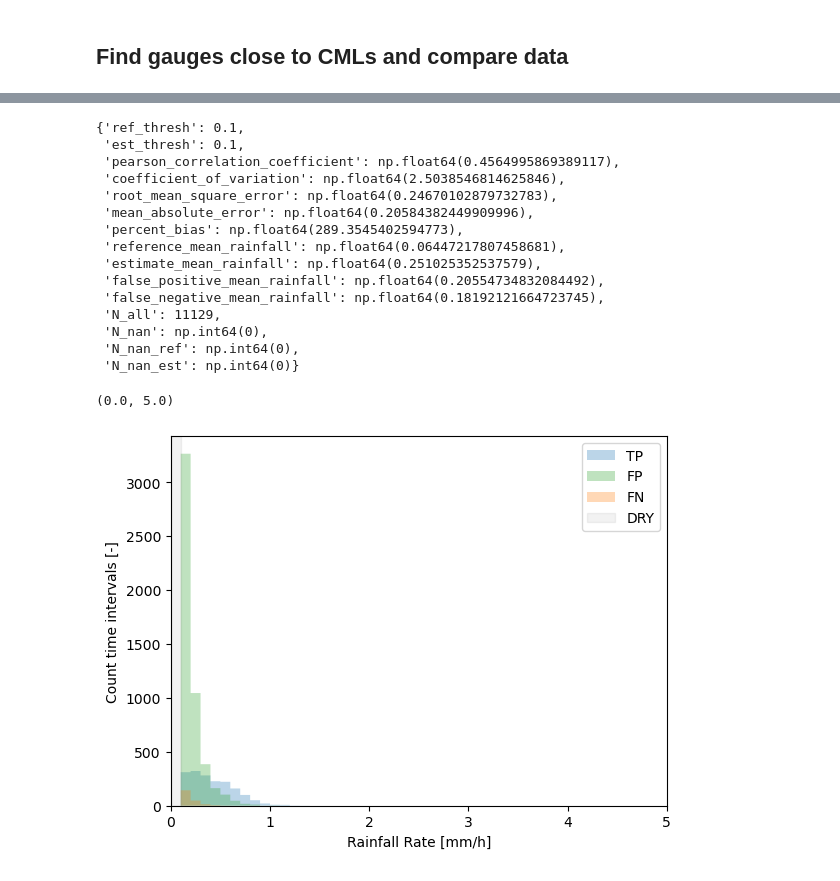
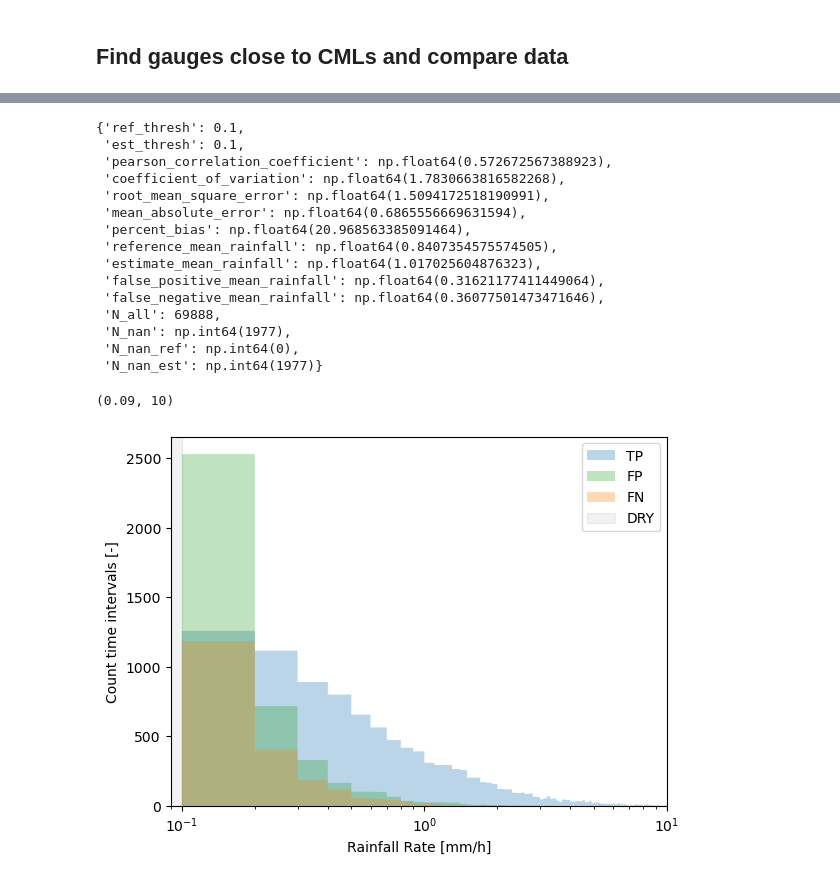
Before and after one commit to OpenSenseAction/PrePEP_short_course_OS, a Jupyter notebook: 1_poligrain_overview.ipynb, the cells around one changed output, grey strips where cells are left out. Saved outputs shown, nothing was run; the diff lists cells and outputs as text; code cells hidden in the pictures.

```diff
--- a/1_poligrain_overview.ipynb
+++ b/1_poligrain_overview.ipynb
@@ -39,0 +18,7 @@ Not downloading!
+# %%
+(
+    ds_rad,
+    ds_cmls,
+    ds_gauges_municp,
+    ds_gauge_smhi,
+) = plg.example_data.load_openmrg(data_dir="example_data")
@@ -155,0 +189,2 @@ plg.plot_map.plot_plg(
+# %%
+radar_along_cml = get_grid_at_lines(da_gridded_data=ds_rad.R)
@@ -210,2 +331,0 @@ get_grid_at_lines = plg.spatial.GridAtLines(
-# %%
-radar_along_cml = get_grid_at_lines(da_gridded_data=ds_rad.rainfall_amount)
@@ -297,0 +412,3 @@ plt.scatter(
+# %%
+radar_along_cml_R_1h = radar_along_cml.resample(time='1h').mean().transpose()
+R_cml_1h = ds_cmls.isel(sublink_id=0).R.resample(time='1h').mean()
@@ -298,7 +427,7 @@ plt.scatter(
 # %%
 rainfall_metrics = plg.validation.calculate_rainfall_metrics(
-    reference=radar_along_cml.data.flatten(),
-    estimate=ds_cmls.R.data.flatten(),
+    reference=radar_along_cml_R_1h.data.flatten(),
+    estimate=R_cml_1h.data.flatten(),
     ref_thresh=0.1,
     est_thresh=0.1,
 )
@@ -306,31 +435,31 @@ rainfall_metrics
 # %% [output]
 {'ref_thresh': 0.1,
  'est_thresh': 0.1,
- 'pearson_correlation_coefficient': np.float64(0.4564995869389117),
- 'coefficient_of_variation': np.float64(2.5038546814625846),
- 'root_mean_square_error': np.float64(0.24670102879732783),
- 'mean_absolute_error': np.float64(0.20584382449909996),
- 'percent_bias': np.float64(289.3545402594773),
- 'reference_mean_rainfall': np.float64(0.06447217807458681),
- 'estimate_mean_rainfall': np.float64(0.251025352537579),
- 'false_positive_mean_rainfall': np.float64(0.20554734832084492),
- 'false_negative_mean_rainfall': np.float64(0.18192121664723745),
- 'N_all': 11129,
- 'N_nan': np.int64(0),
+ 'pearson_correlation_coefficient': np.float64(0.572672567388923),
+ 'coefficient_of_variation': np.float64(1.7830663816582268),
+ 'root_mean_square_error': np.float64(1.5094172518190991),
+ 'mean_absolute_error': np.float64(0.6865556669631594),
+ 'percent_bias': np.float64(20.968563385091464),
+ 'reference_mean_rainfall': np.float64(0.8407354575574505),
+ 'estimate_mean_rainfall': np.float64(1.017025604876323),
+ 'false_positive_mean_rainfall': np.float64(0.31621177411449064),
+ 'false_negative_mean_rainfall': np.float64(0.36077501473471646),
+ 'N_all': 69888,
+ 'N_nan': np.int64(1977),
  'N_nan_ref': np.int64(0),
- 'N_nan_est': np.int64(0)}
+ 'N_nan_est': np.int64(1977)}
 # %%
 plg.validation.plot_confusion_matrix_count(
-    reference=radar_along_cml.data.flatten(),
-    estimate=ds_cmls.R.data.flatten(),
+    reference=radar_along_cml_R_1h.data.flatten(),
+    estimate=R_cml_1h.data.flatten(),
     ref_thresh=0.1,
     est_thresh=0.1,
     n_bins=1000,
     bin_type='linear',
 );
-plt.gca().set_xscale("linear")
+#plt.gca().set_xscale("linear")
 #plt.gca().set_yscale("log")
-plt.xlim([0, 5])
+plt.xlim([0.09, 10])
 # %% [output]
-(0.0, 5.0)
+(0.09, 10)
-[figure, old version]
+[figure, new version]
```
Also changed, not shown: parts of 58 cells of this notebook.
